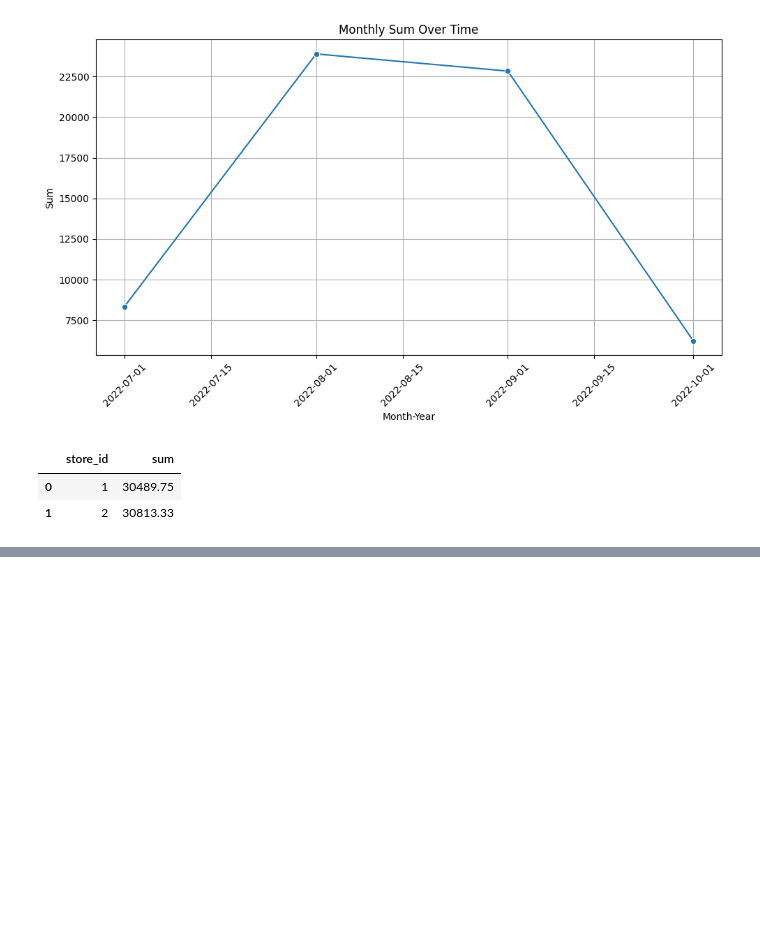
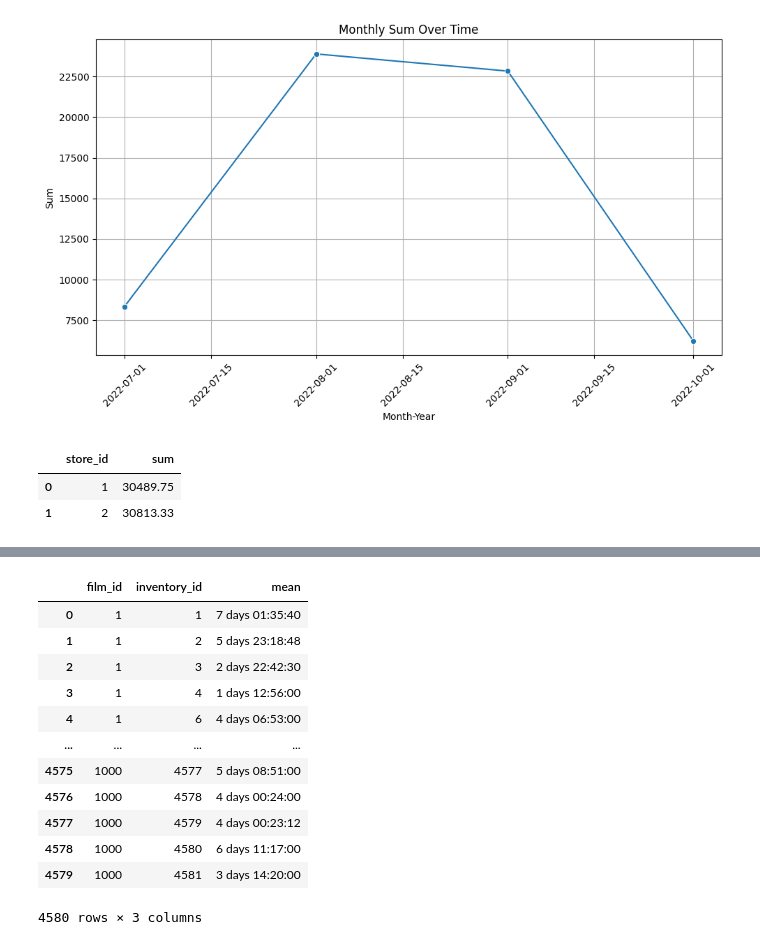
Before and after one commit to dor-lamberski/SAKILA1, a Jupyter notebook: sakila_drill.ipynb, the cells around one changed output, grey strips where cells are left out. Drawn from its saved outputs; the diff is of its cells as text; code cells hidden in the pictures; blank space fills up the shorter version.

```diff
--- a/sakila_drill.ipynb
+++ b/sakila_drill.ipynb
@@ -355,0 +313,31 @@ hello
+# %%
+# For how long each movie have waited in the shelf? (total and average number of days between
+# rentals)
+f_mean=fact_rental[fact_rental['return_date'].isna()==False]
+f_mean_test=f_mean.groupby([ 'film_id'])['days_on_shelf'].mean().reset_index(name='mean')
+fact_rental['adjusted_rental_date'] = np.where(
+    fact_rental['return_date'].isna(),
+    fact_rental['rental_date'] + f_mean_test['mean'],
+    fact_rental['return_date'])
+
+# fact_rental
+fact_rental['days_on_shelf']=fact_rental['adjusted_rental_date']-fact_rental['rental_date']
+fact_rental.sort_values('inventory_id')
+sum_days_on_shelf=fact_rental.groupby([ 'film_id'])['days_on_shelf'].sum().reset_index(name='sum')
+sum_days_on_shelf
+mean_days_between_rental=fact_rental.groupby([ 'film_id','inventory_id'])['days_on_shelf'].mean().reset_index(name='mean')
+mean_days_between_rental
+# %% [output]
+|  | film_id | inventory_id | mean |
+| 0 | 1 | 1 | 7 days 01:35:40 |
+| 1 | 1 | 2 | 5 days 23:18:48 |
+| 2 | 1 | 3 | 2 days 22:42:30 |
+| 3 | 1 | 4 | 1 days 12:56:00 |
+| 4 | 1 | 6 | 4 days 06:53:00 |
+| ... | ... | ... | ... |
+| 4575 | 1000 | 4577 | 5 days 08:51:00 |
+| 4576 | 1000 | 4578 | 4 days 00:24:00 |
+| 4577 | 1000 | 4579 | 4 days 00:23:12 |
+| 4578 | 1000 | 4580 | 6 days 11:17:00 |
+| 4579 | 1000 | 4581 | 3 days 14:20:00 |
+4580 rows × 3 columns
```
Also changed, not shown: parts of 27 cells of this notebook.
